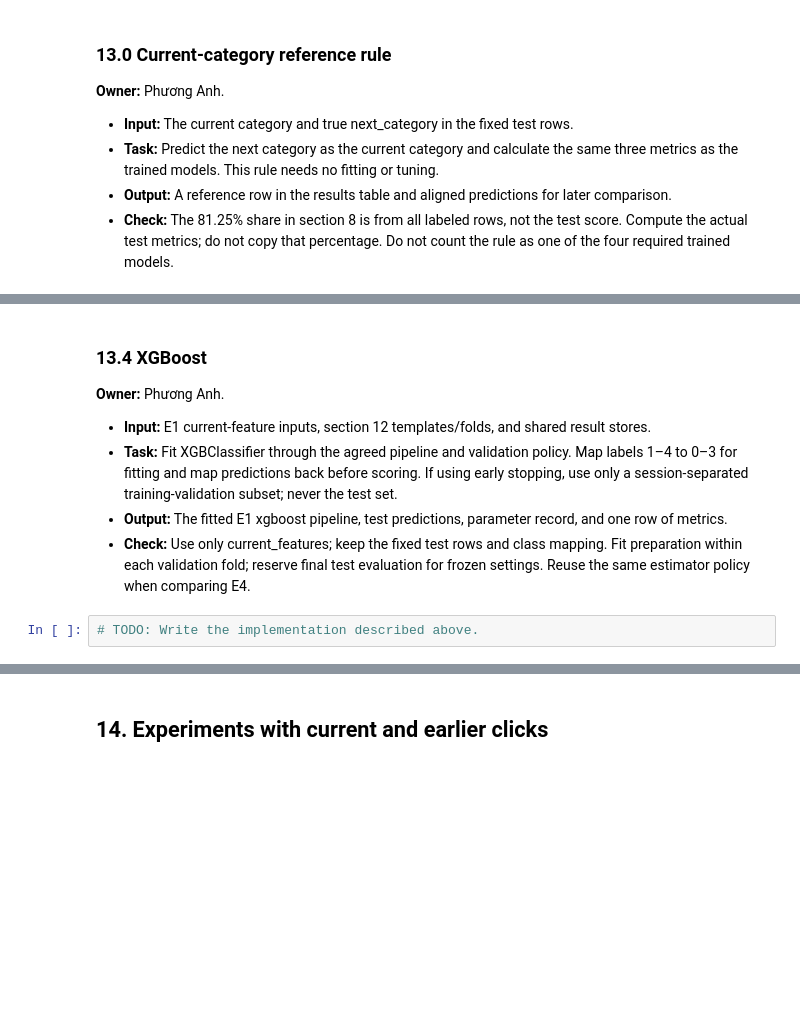
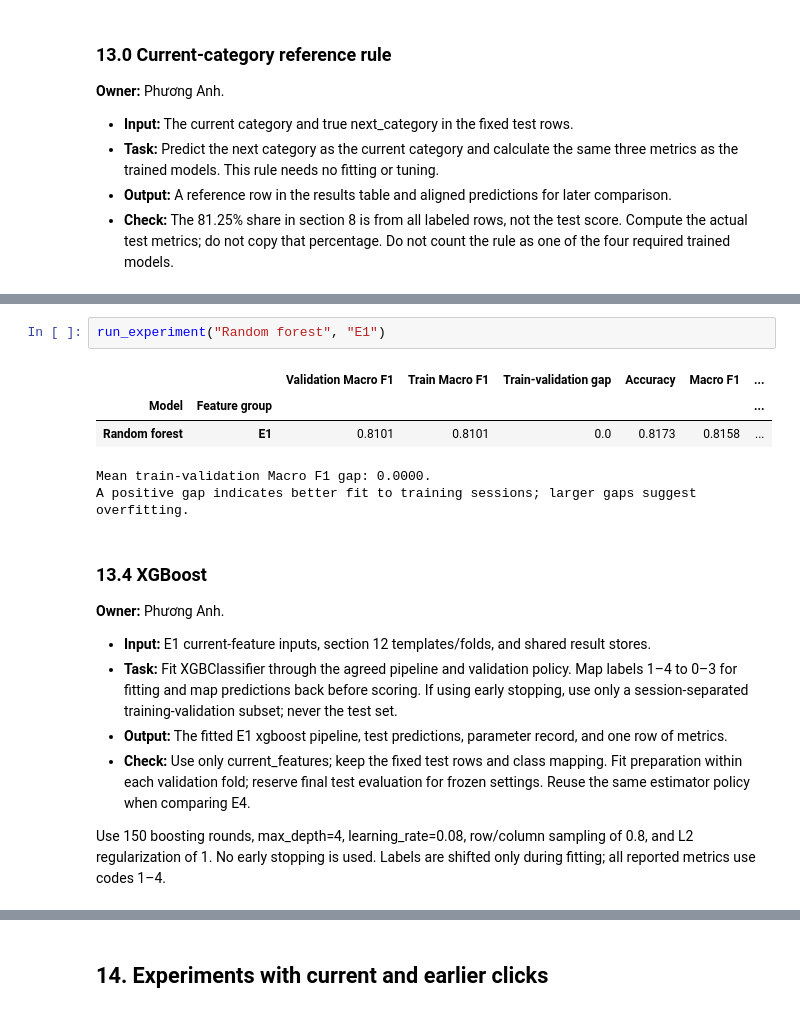
Before and after one commit to nghonganh016/eshop-clothing-next-category, a Jupyter notebook: Group01_EShopClothing.ipynb, the cells around one changed output, grey strips where cells are left out. Saved outputs shown, nothing was run; the diff lists cells and outputs as text; blank space fills up the shorter version.

```diff
--- a/Group01_EShopClothing.ipynb
+++ b/Group01_EShopClothing.ipynb
@@ -1048,3 +1312,11 @@ Test data saved (rows, columns): (28957, 26)
+# %%
+run_experiment("Random forest", "E1")
+# %% [output]
+|  |  | Validation Macro F1 | Train Macro F1 | Train-validation gap | Accuracy | Macro F1 | ... |
+| Model | Feature group |  |  |  |  |  | ... |
+| Random forest | E1 | 0.8101 | 0.8101 | 0.0 | 0.8173 | 0.8158 | ... |
+Mean train-validation Macro F1 gap: 0.0000.
+A positive gap indicates better fit to training sessions; larger gaps suggest overfitting.
 # %% [markdown]
 ### 13.4 XGBoost
 
@@ -1054,5 +1326,5 @@ Test data saved (rows, columns): (28957, 26)
 - **Task:** Fit XGBClassifier through the agreed pipeline and validation policy. Map labels 1–4 to 0–3 for fitting and map predictions back before scoring. If using early stopping, use only a session-separated training-validation subset; never the test set.
 - **Output:** The fitted E1 xgboost pipeline, test predictions, parameter record, and one row of metrics.
 - **Check:** Use only current_features; keep the fixed test rows and class mapping. Fit preparation within each validation fold; reserve final test evaluation for frozen settings. Reuse the same estimator policy when comparing E4.
+
+Use 150 boosting rounds, max_depth=4, learning_rate=0.08, row/column sampling of 0.8, and L2 regularization of 1. No early stopping is used. Labels are shifted only during fitting; all reported metrics use codes 1–4.
-# %%
-# TODO: Write the implementation described above.
```
Also changed, not shown: parts of 41 cells of this notebook.
